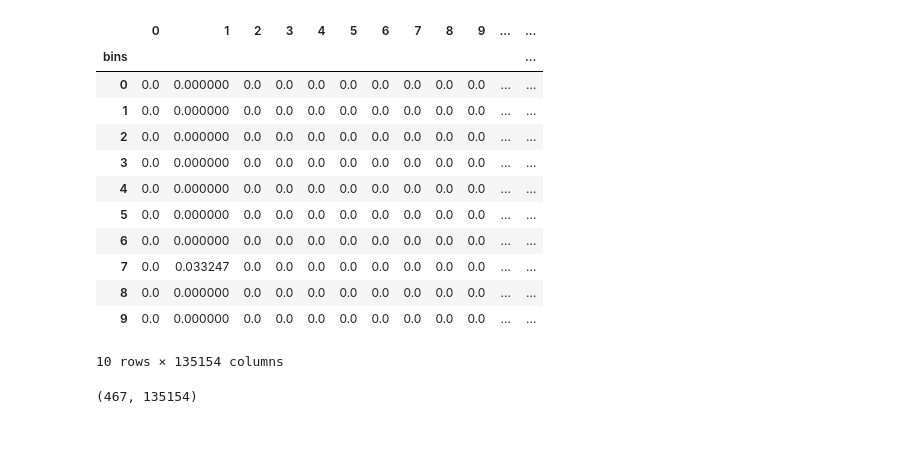
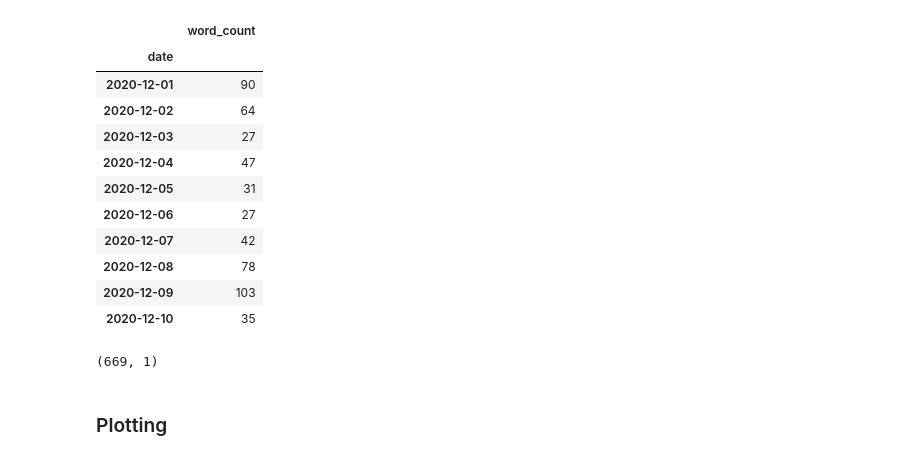
Before and after one commit to adavidho/Stonkscast, a Jupyter notebook: explorative_jh/explorative_analysis.ipynb, the cells around one changed output. Cells and saved outputs as stored; diff of their text form; code cells hidden in the pictures.

Commit message:
Explorative GME correlation analysis.

```diff
--- a/explorative_jh/explorative_analysis.ipynb
+++ b/explorative_jh/explorative_analysis.ipynb
@@ -3,25 +3,26 @@ import pandas as pd
 import numpy as np
 import matplotlib.pyplot as plt
 # %%
-gme_df = pd.read_csv("../Gamestop_2020-2022.csv", index_col=0)
-reddit_ts = pd.read_csv("../explorative/wsb_time_series.csv", low_memory=False, index_col=0)
+gme_df = pd.read_csv("../stock_prices/Gamestop_2020-2022.csv", index_col=0)
+reddit_ts = pd.read_csv("../explorative/wsb_timeseries_2.csv", low_memory=False, index_col=0)
 # gme_df.plot()
 reddit_ts.head(10)
 # %% [output]
-|  | 0 | 1 | 2 | 3 | 4 | 5 | 6 | 7 | 8 | 9 | ... | ... |
-| bins |  |  |  |  |  |  |  |  |  |  |  | ... |
-| 0 | 0.0 | 0.000000 | 0.0 | 0.0 | 0.0 | 0.0 | 0.0 | 0.0 | 0.0 | 0.0 | ... | ... |
-| 1 | 0.0 | 0.000000 | 0.0 | 0.0 | 0.0 | 0.0 | 0.0 | 0.0 | 0.0 | 0.0 | ... | ... |
-| 2 | 0.0 | 0.000000 | 0.0 | 0.0 | 0.0 | 0.0 | 0.0 | 0.0 | 0.0 | 0.0 | ... | ... |
-| 3 | 0.0 | 0.000000 | 0.0 | 0.0 | 0.0 | 0.0 | 0.0 | 0.0 | 0.0 | 0.0 | ... | ... |
-| 4 | 0.0 | 0.000000 | 0.0 | 0.0 | 0.0 | 0.0 | 0.0 | 0.0 | 0.0 | 0.0 | ... | ... |
-| 5 | 0.0 | 0.000000 | 0.0 | 0.0 | 0.0 | 0.0 | 0.0 | 0.0 | 0.0 | 0.0 | ... | ... |
-| 6 | 0.0 | 0.000000 | 0.0 | 0.0 | 0.0 | 0.0 | 0.0 | 0.0 | 0.0 | 0.0 | ... | ... |
-| 7 | 0.0 | 0.033247 | 0.0 | 0.0 | 0.0 | 0.0 | 0.0 | 0.0 | 0.0 | 0.0 | ... | ... |
-| 8 | 0.0 | 0.000000 | 0.0 | 0.0 | 0.0 | 0.0 | 0.0 | 0.0 | 0.0 | 0.0 | ... | ... |
-| 9 | 0.0 | 0.000000 | 0.0 | 0.0 | 0.0 | 0.0 | 0.0 | 0.0 | 0.0 | 0.0 | ... | ... |
+|  | word_count |
+| date |  |
+| 2020-12-01 | 90 |
+| 2020-12-02 | 64 |
+| 2020-12-03 | 27 |
+| 2020-12-04 | 47 |
+| 2020-12-05 | 31 |
+| 2020-12-06 | 27 |
+| 2020-12-07 | 42 |
+| 2020-12-08 | 78 |
+| 2020-12-09 | 103 |
+| 2020-12-10 | 35 |
-10 rows × 135154 columns
 # %%
 reddit_ts.shape
 # %% [output]
-(467, 135154)
+(669, 1)
+# %% [markdown]
+### Plotting
```
Also changed, not shown: parts of 7 cells of this notebook.
